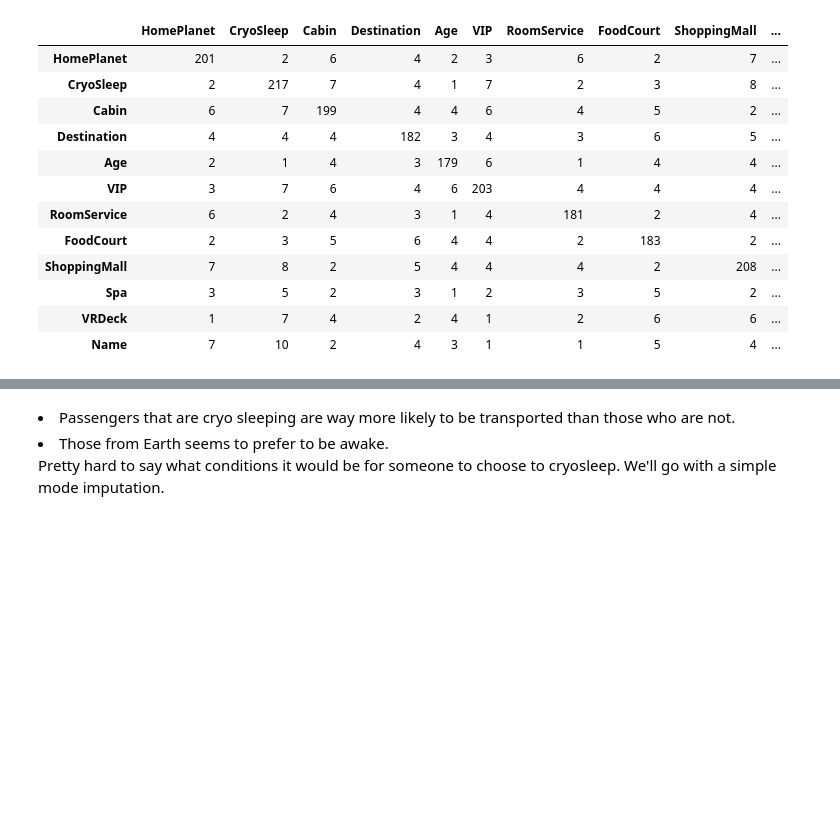
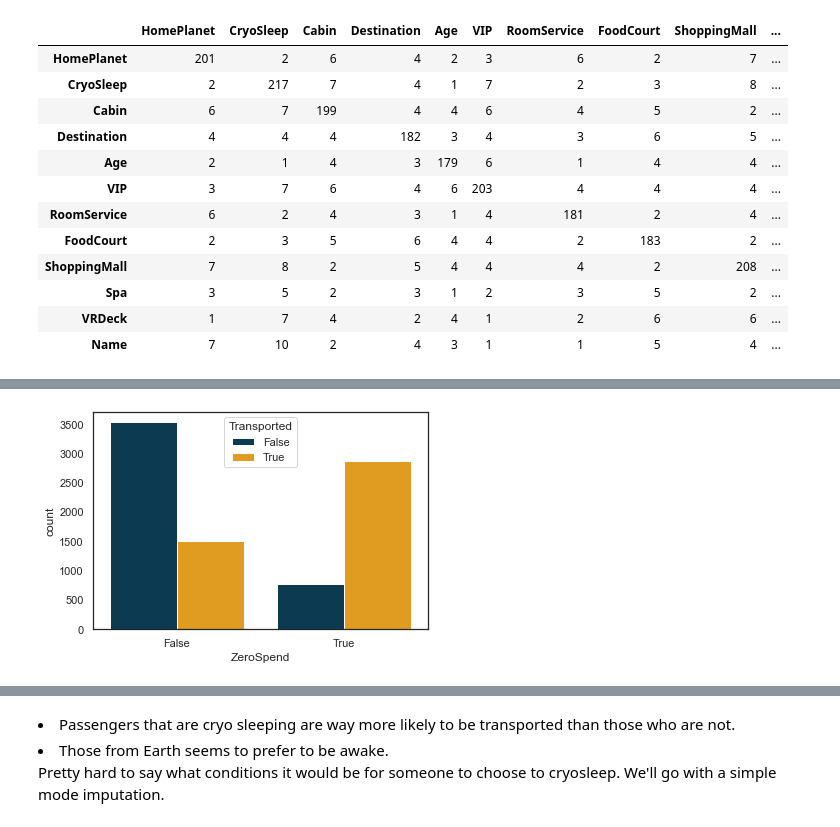
Before and after one commit to edwstanzah/spaceship-titanic, a Jupyter notebook: notebooks/EDA.ipynb, the cells around one changed output, grey strips where cells are left out. Cells and saved outputs as stored; diff of their text form; code cells hidden in the pictures; blank space fills up the shorter version.

```diff
--- a/notebooks/EDA.ipynb
+++ b/notebooks/EDA.ipynb
@@ -36 +32,3 @@ CMAP = ['#003f5c', '#ffa600', '#bc5090', '#7a5195']
+# %%
+CMAP = ['#003f5c', '#ffa600', '#444e86', '#955196', '#dd5182', '#ff6e54']
 # %%
@@ -415,0 +290,13 @@ sns.countplot(data=df, x='CryoSleep', hue='Transported', palette=CMAP);
+# %%
+luxury_amenities = ['RoomService', 'FoodCourt', 'ShoppingMall', 'Spa', 'VRDeck']
+
+train['LuxurySpend'] = train[luxury_amenities].sum(axis=1)
+train['ZeroSpend'] = (train['LuxurySpend']==0)
+
+# do the same for test data
+test['LuxurySpend'] = test[luxury_amenities].sum(axis=1)
+test['ZeroSpend'] = (test['LuxurySpend']==0)
+# %%
+sns.countplot(data=train, x='ZeroSpend', hue='Transported', palette=CMAP);
+# %% [output]
+[figure, added]
```
Also changed, not shown: parts of 206 cells of this notebook, 59 other files.
